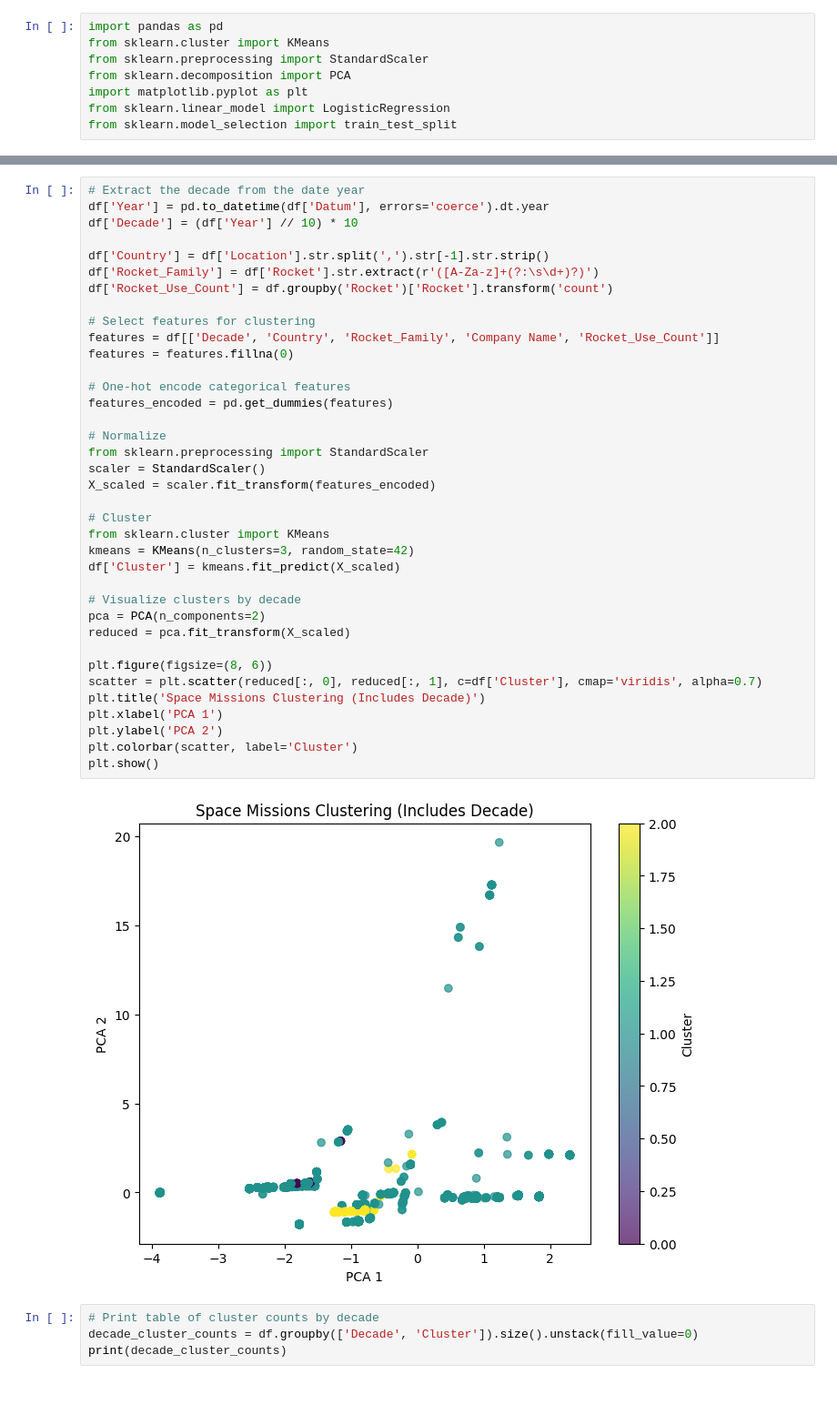
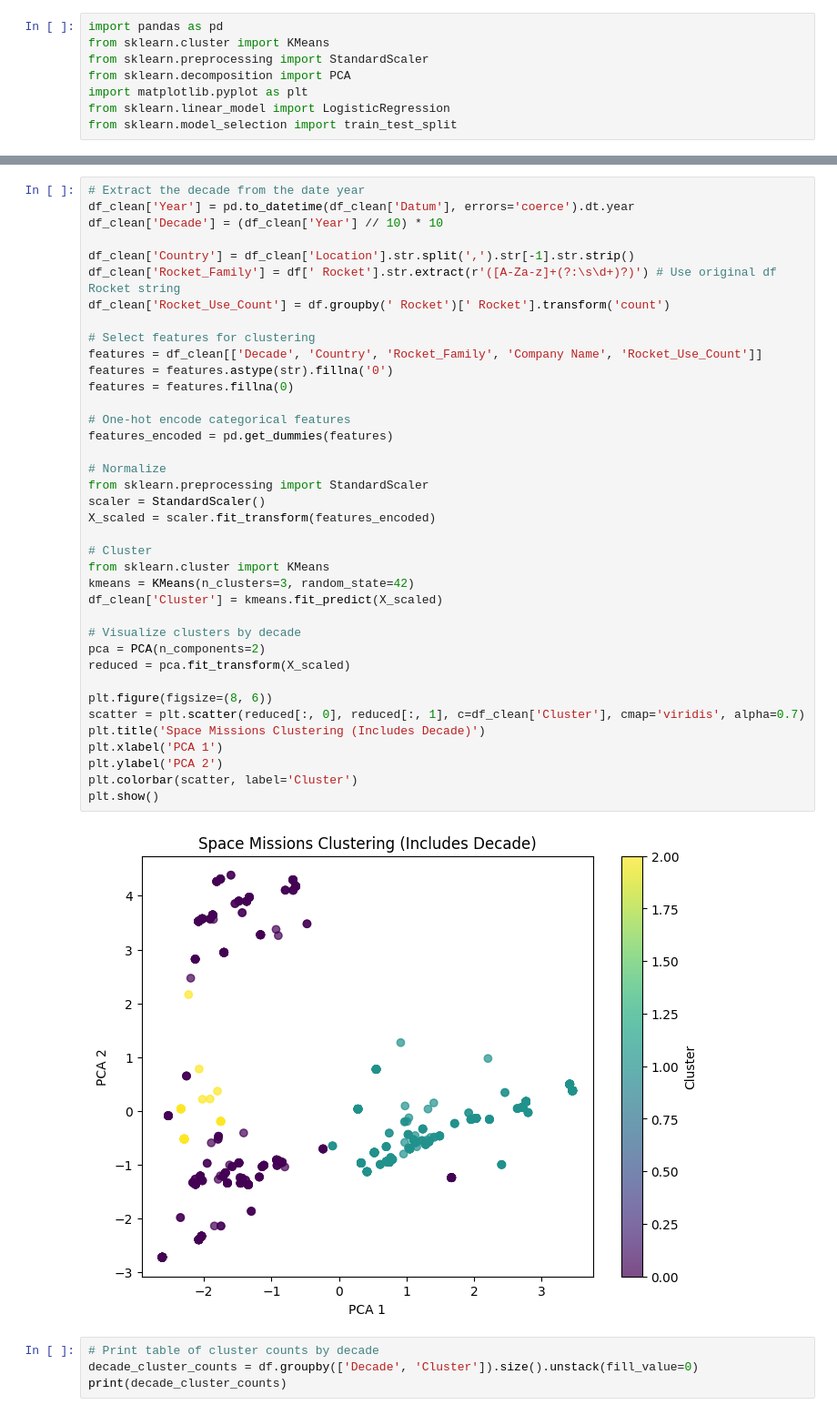
Before and after one commit to ericadev/PROJ8431_FinalProject, a Jupyter notebook: FinalProject.ipynb, the cells around one changed output, grey strips where cells are left out. Shown at 91% size. Saved outputs shown, nothing was run; the diff lists cells and outputs as text.

Commit message:
Using DataCleaner and fixing clustering

```diff
--- a/FinalProject.ipynb
+++ b/FinalProject.ipynb
@@ -56,42 +78,43 @@ First 5 rows of the dataset:
 # %%
 # Extract the decade from the date year
-df['Year'] = pd.to_datetime(df['Datum'], errors='coerce').dt.year
-df['Decade'] = (df['Year'] // 10) * 10
+df_clean['Year'] = pd.to_datetime(df_clean['Datum'], errors='coerce').dt.year
+df_clean['Decade'] = (df_clean['Year'] // 10) * 10
 
-df['Country'] = df['Location'].str.split(',').str[-1].str.strip()
-df['Rocket_Family'] = df['Rocket'].str.extract(r'([A-Za-z]+(?:\s\d+)?)')
-df['Rocket_Use_Count'] = df.groupby('Rocket')['Rocket'].transform('count')
+df_clean['Country'] = df_clean['Location'].str.split(',').str[-1].str.strip()
+df_clean['Rocket_Family'] = df[' Rocket'].str.extract(r'([A-Za-z]+(?:\s\d+)?)') # Use original df Rocket string
+df_clean['Rocket_Use_Count'] = df.groupby(' Rocket')[' Rocket'].transform('count')
 
 # Select features for clustering
-features = df[['Decade', 'Country', 'Rocket_Family', 'Company Name', 'Rocket_Use_Count']]
+features = df_clean[['Decade', 'Country', 'Rocket_Family', 'Company Name', 'Rocket_Use_Count']]
+features = features.astype(str).fillna('0')
 features = features.fillna(0)
 
 # One-hot encode categorical features
 features_encoded = pd.get_dummies(features)
 
 # Normalize
 from sklearn.preprocessing import StandardScaler
 scaler = StandardScaler()
 X_scaled = scaler.fit_transform(features_encoded)
 
 # Cluster
 from sklearn.cluster import KMeans
 kmeans = KMeans(n_clusters=3, random_state=42)
-df['Cluster'] = kmeans.fit_predict(X_scaled)
+df_clean['Cluster'] = kmeans.fit_predict(X_scaled)
 
 # Visualize clusters by decade
 pca = PCA(n_components=2)
 reduced = pca.fit_transform(X_scaled)
 
 plt.figure(figsize=(8, 6))
-scatter = plt.scatter(reduced[:, 0], reduced[:, 1], c=df['Cluster'], cmap='viridis', alpha=0.7)
+scatter = plt.scatter(reduced[:, 0], reduced[:, 1], c=df_clean['Cluster'], cmap='viridis', alpha=0.7)
 plt.title('Space Missions Clustering (Includes Decade)')
 plt.xlabel('PCA 1')
 plt.ylabel('PCA 2')
 plt.colorbar(scatter, label='Cluster')
 plt.show()
 # %% [output]
-[figure, old version]
+[figure, new version]
 # %%
 # Print table of cluster counts by decade
 decade_cluster_counts = df.groupby(['Decade', 'Cluster']).size().unstack(fill_value=0)
```
Also changed, not shown: parts of 3 cells of this notebook.
